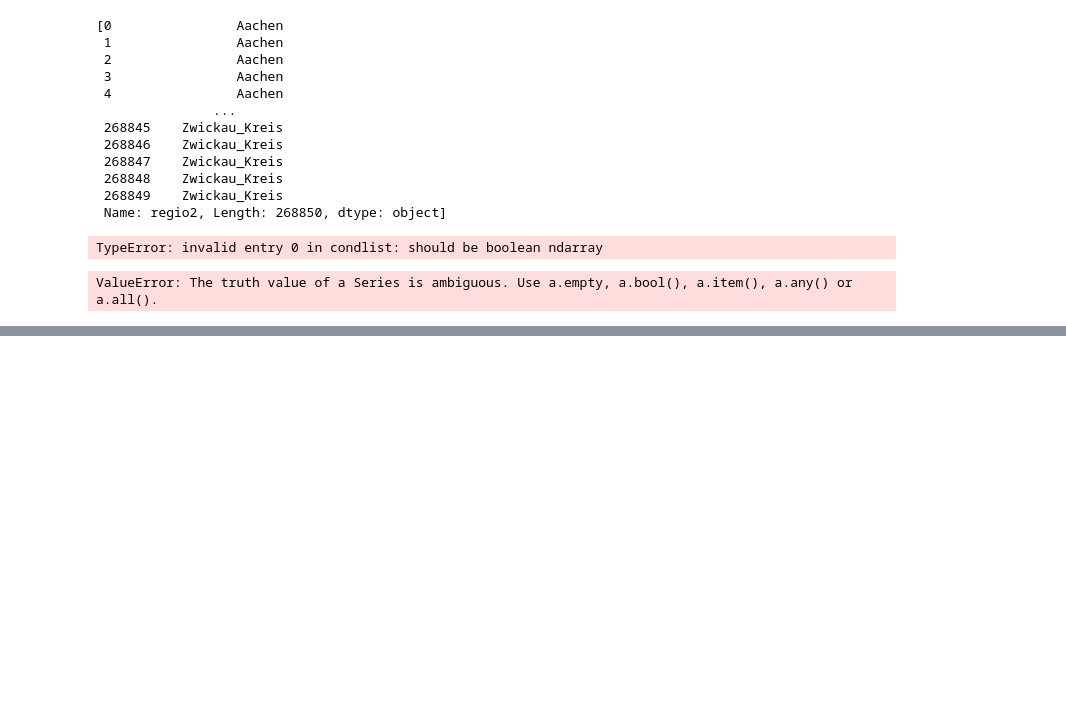
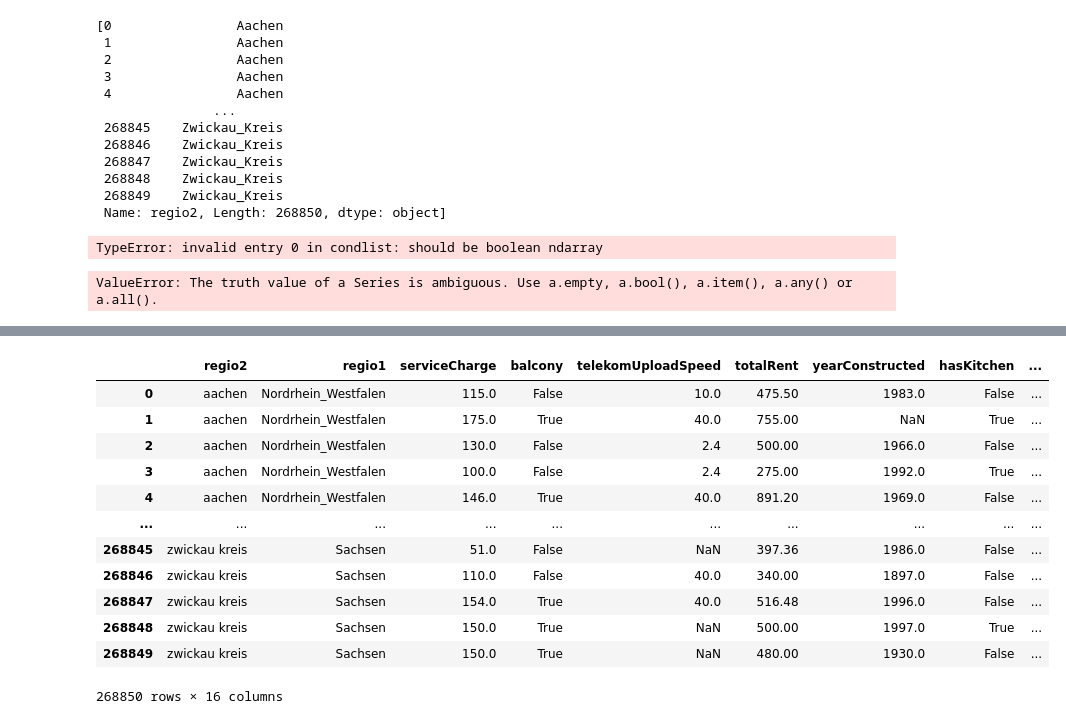
Before and after one commit to reemakk/group-3, a Jupyter notebook: Project copy.ipynb, the cells around one changed output, grey strips where cells are left out. Drawn from its saved outputs; the diff is of its cells as text; code cells hidden in the pictures; blank space fills up the shorter version.

```diff
--- a/Project copy.ipynb
+++ b/Project copy.ipynb
@@ -379,0 +444,19 @@ app_city["totalRent"].groupby(cities["city"])
+# %%
+appartments["regio2"]=appartments["regio2"].apply(lambda x: x.lower())
+# %%
+appartments["regio2"]=appartments["regio2"].str.replace("_", " ")
+appartments
+# %% [output]
+|  | regio2 | regio1 | serviceCharge | balcony | telekomUploadSpeed | totalRent | yearConstructed | hasKitchen | ... |
+| 0 | aachen | Nordrhein_Westfalen | 115.0 | False | 10.0 | 475.50 | 1983.0 | False | ... |
+| 1 | aachen | Nordrhein_Westfalen | 175.0 | True | 40.0 | 755.00 | NaN | True | ... |
+| 2 | aachen | Nordrhein_Westfalen | 130.0 | False | 2.4 | 500.00 | 1966.0 | False | ... |
+| 3 | aachen | Nordrhein_Westfalen | 100.0 | False | 2.4 | 275.00 | 1992.0 | True | ... |
+| 4 | aachen | Nordrhein_Westfalen | 146.0 | True | 40.0 | 891.20 | 1969.0 | False | ... |
+| ... | ... | ... | ... | ... | ... | ... | ... | ... | ... |
+| 268845 | zwickau kreis | Sachsen | 51.0 | False | NaN | 397.36 | 1986.0 | False | ... |
+| 268846 | zwickau kreis | Sachsen | 110.0 | False | 40.0 | 340.00 | 1897.0 | False | ... |
+| 268847 | zwickau kreis | Sachsen | 154.0 | True | 40.0 | 516.48 | 1996.0 | False | ... |
+| 268848 | zwickau kreis | Sachsen | 150.0 | True | NaN | 500.00 | 1997.0 | True | ... |
+| 268849 | zwickau kreis | Sachsen | 150.0 | True | NaN | 480.00 | 1930.0 | False | ... |
+268850 rows × 16 columns
```
Also changed, not shown: parts of 10 cells of this notebook.
